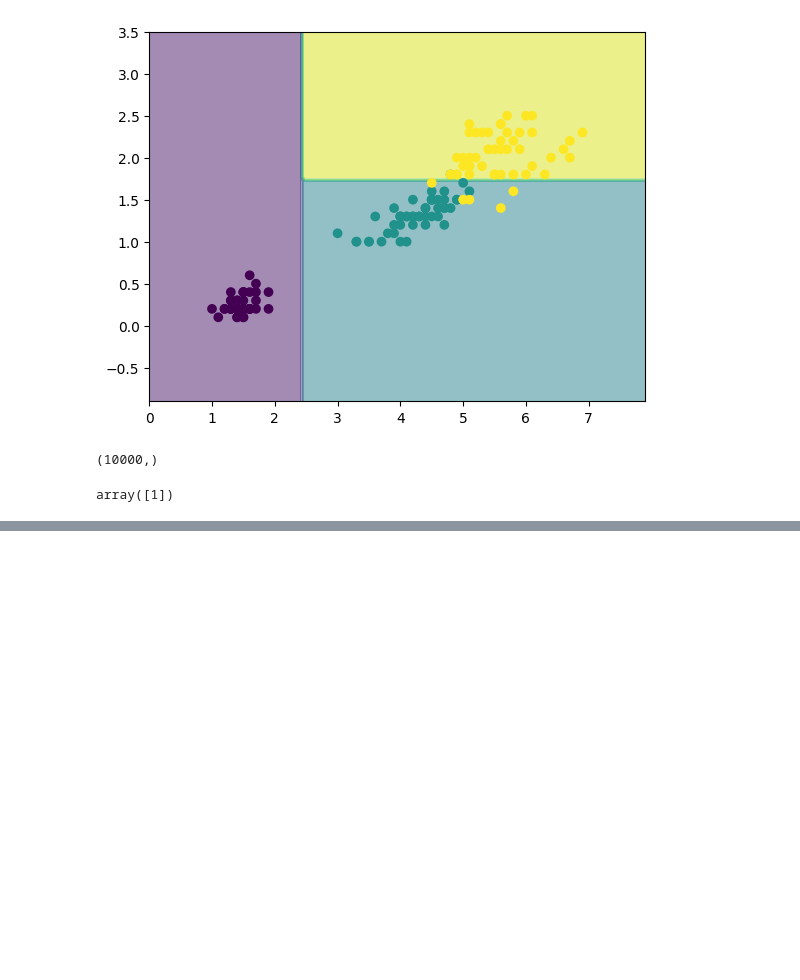
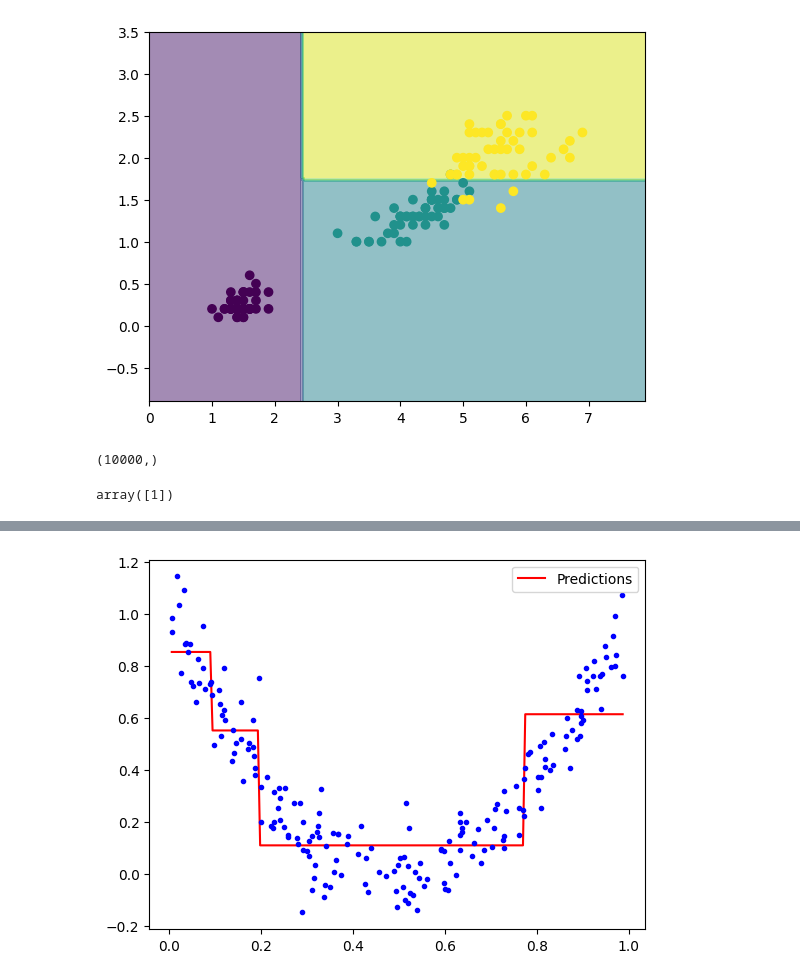
Before and after one commit to Amith1434/ML_Book_Journy, a Jupyter notebook: Chapter_6(Decision Trees).ipynb, the cells around one changed output, grey strips where cells are left out. Cells and saved outputs as stored; diff of their text form; code cells hidden in the pictures; blank space fills up the shorter version.

```diff
--- a/Chapter_6(Decision Trees).ipynb
+++ b/Chapter_6(Decision Trees).ipynb
@@ -72,0 +104,12 @@ array([1])
+# %%
+X_min , X_max = X.min(),X.max()
+X_new = np.linspace(X_min,X_max,200)
+X_new = X_new.reshape(X.shape)
+y_new_pred = tree_reg.predict(X_new)
+
+plt.plot(X_new,y_new_pred,'r-',label = "Predictions")
+plt.plot(X,y,"b.")
+plt.legend()
+plt.show()
+# %% [output]
+[figure, added]
```
Also changed, not shown: parts of 11 cells of this notebook, 1 other file.
